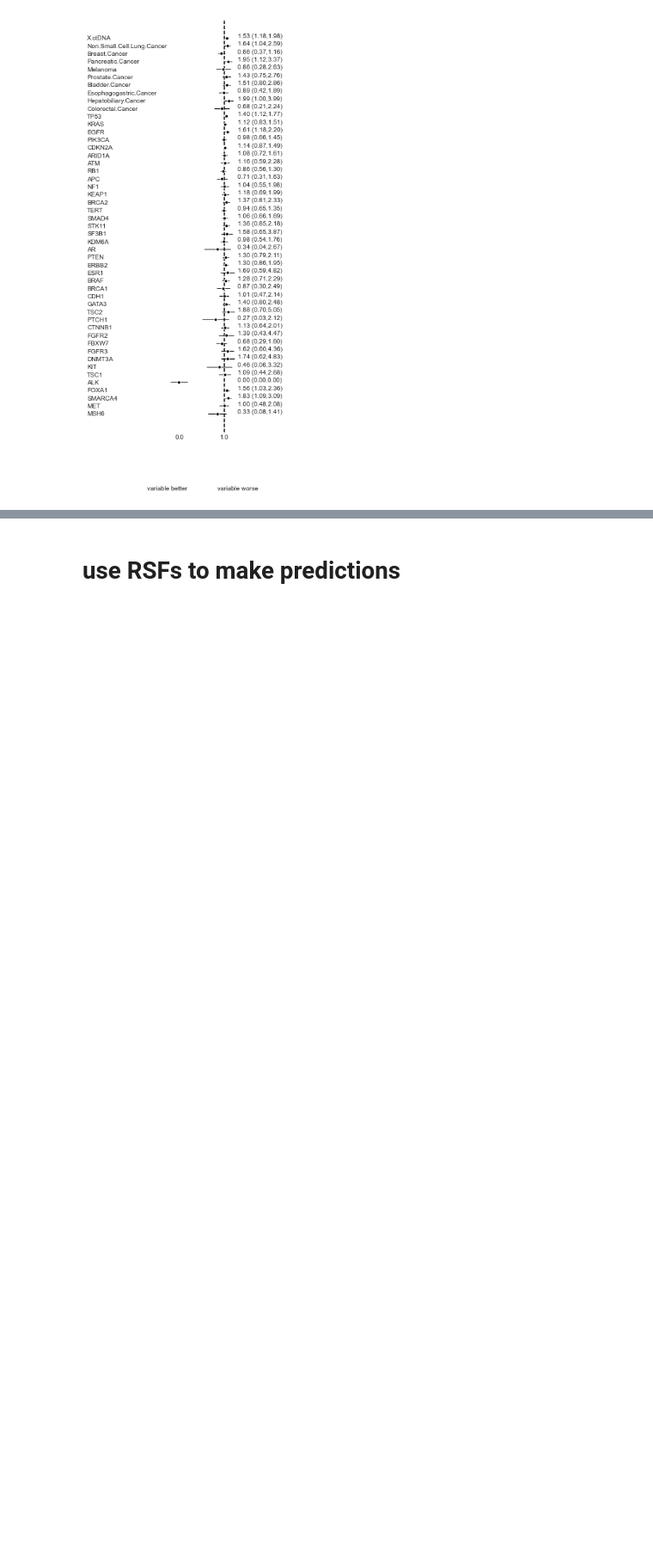
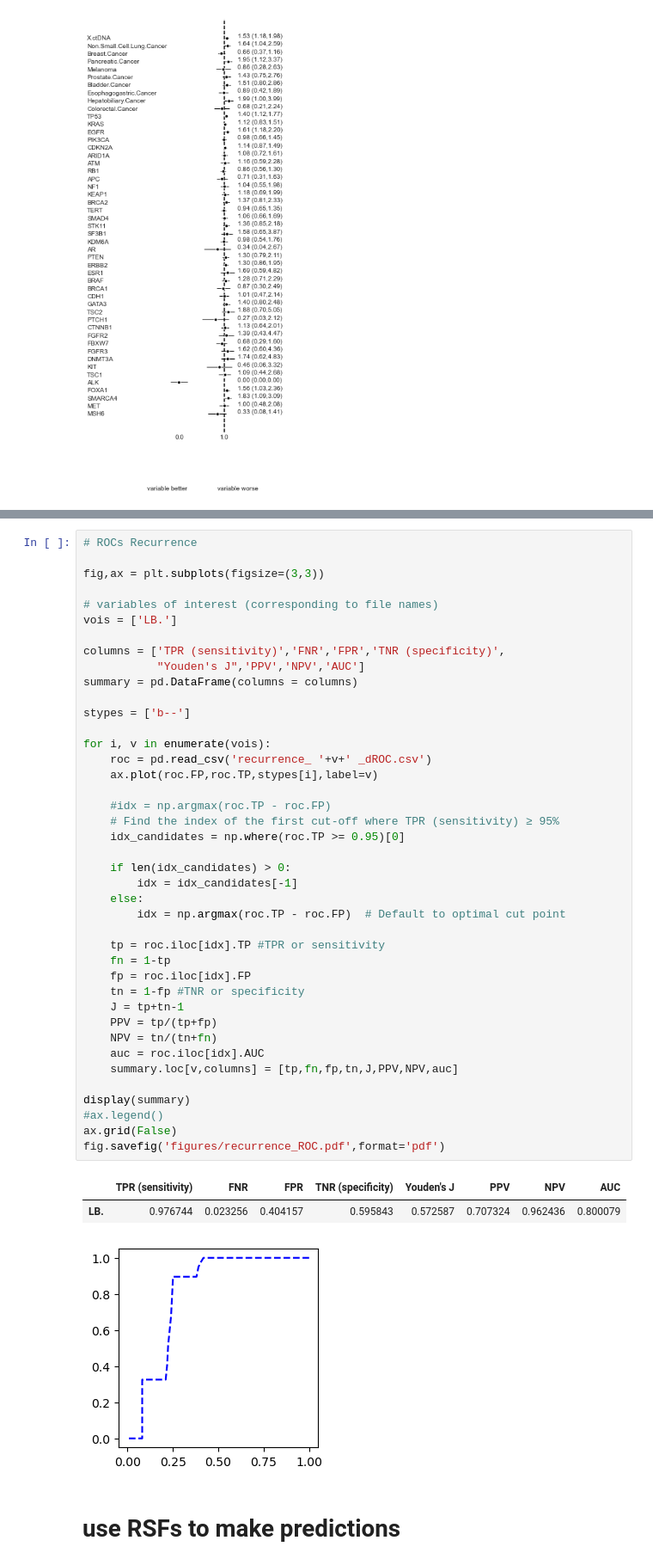
Before and after one commit to clinical-data-mining/ctDNA_CAT, a Jupyter notebook: code/VTE_visualize.ipynb, the cells around one changed output, grey strips where cells are left out. Shown at 86% size. Cells and saved outputs as stored; diff of their text form; blank space fills up the shorter version.

Commit message:
added recurrence cohort

```diff
--- a/code/VTE_visualize.ipynb
+++ b/code/VTE_visualize.ipynb
@@ -349,3 +383,48 @@ fig.savefig('generalizability_ROC.pdf',format='pdf')
+# %%
+# ROCs Recurrence
+
+fig,ax = plt.subplots(figsize=(3,3))
+
+# variables of interest (corresponding to file names)
+vois = ['LB.']
+
+columns = ['TPR (sensitivity)','FNR','FPR','TNR (specificity)',
+           "Youden's J",'PPV','NPV','AUC']
+summary = pd.DataFrame(columns = columns)
+
+stypes = ['b--']
+
+for i, v in enumerate(vois):
+    roc = pd.read_csv('recurrence_ '+v+' _dROC.csv')
+    ax.plot(roc.FP,roc.TP,stypes[i],label=v)
+
+    #idx = np.argmax(roc.TP - roc.FP)
+    # Find the index of the first cut-off where TPR (sensitivity) ≥ 95%
+    idx_candidates = np.where(roc.TP >= 0.95)[0]
+
+    if len(idx_candidates) > 0:
+        idx = idx_candidates[-1]
+    else:
+        idx = np.argmax(roc.TP - roc.FP)  # Default to optimal cut point
+
+    tp = roc.iloc[idx].TP #TPR or sensitivity
+    fn = 1-tp
+    fp = roc.iloc[idx].FP
+    tn = 1-fp #TNR or specificity
+    J = tp+tn-1
+    PPV = tp/(tp+fp)
+    NPV = tn/(tn+fn)
+    auc = roc.iloc[idx].AUC
+    summary.loc[v,columns] = [tp,fn,fp,tn,J,PPV,NPV,auc]
+
+display(summary)
+#ax.legend()
+ax.grid(False)
+fig.savefig('figures/recurrence_ROC.pdf',format='pdf')
+# %% [output]
+|  | TPR (sensitivity) | FNR | FPR | TNR (specificity) | Youden's J | PPV | NPV | AUC |
+| LB. | 0.976744 | 0.023256 | 0.404157 | 0.595843 | 0.572587 | 0.707324 | 0.962436 | 0.800079 |
+[figure, added]
 # %% [markdown]
 # use RSFs to make predictions
 # %%
```
Also changed, not shown: parts of 7 cells of this notebook, 12 other files.
